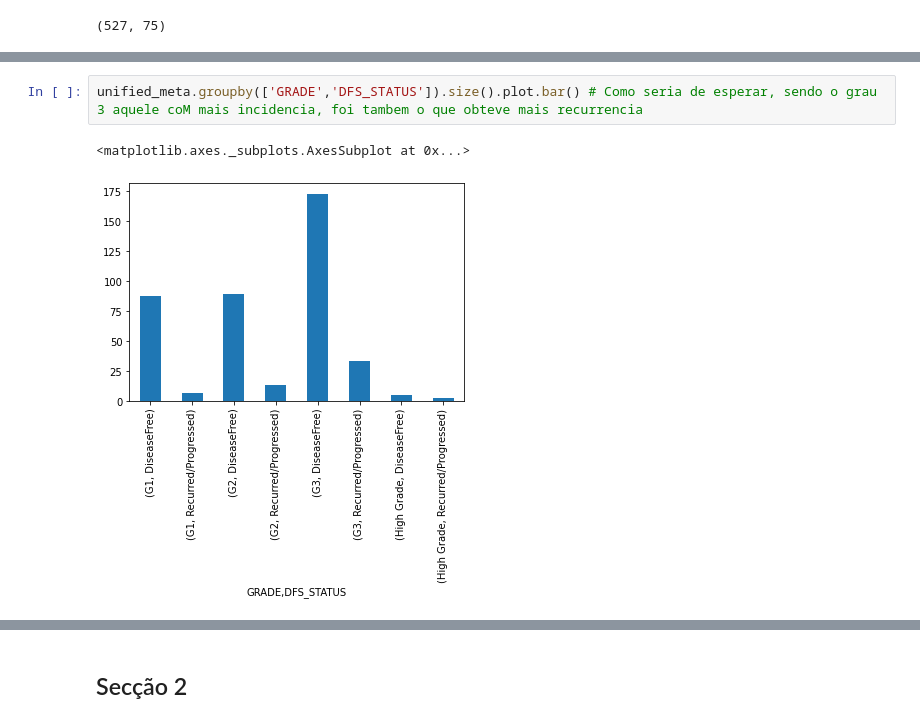
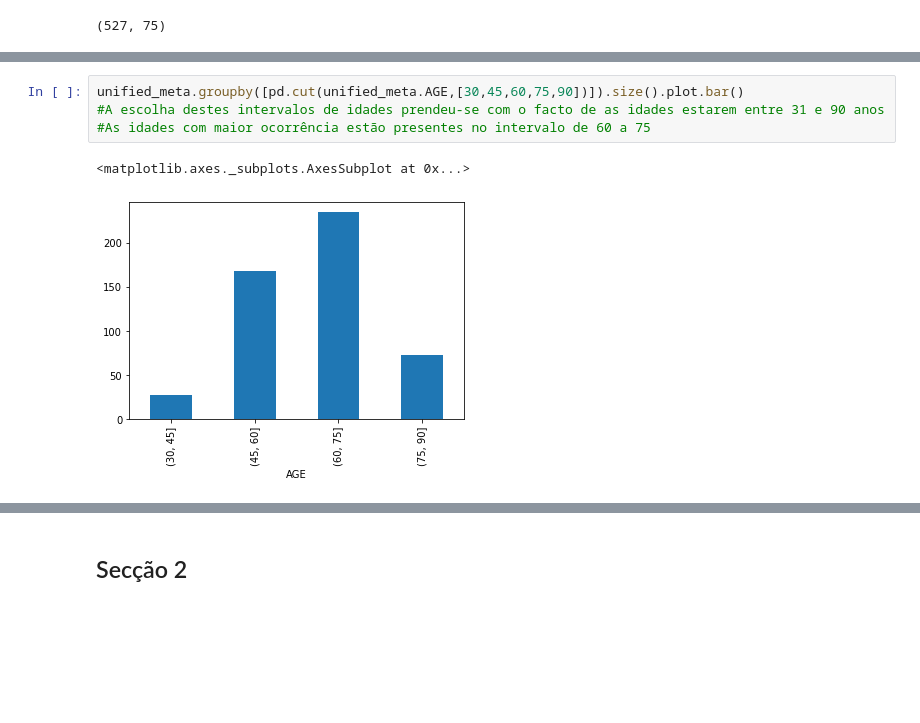
Before and after one commit to anacar28/Bio_inf_trabalho, a Jupyter notebook: dataset4.ipynb, the cells around one changed output, grey strips where cells are left out. Saved outputs shown, nothing was run; the diff lists cells and outputs as text; blank space fills up the shorter version.

```diff
--- a/dataset4.ipynb
+++ b/dataset4.ipynb
@@ -311,7 +311,9 @@ unified_meta.groupby(['RADIATION_THERAPY','DFS_STATUS']).size().plot.bar() # Pod
-# %%
-unified_meta.groupby(['GRADE','DFS_STATUS']).size().plot.bar() # Como seria de esperar, sendo o grau 3 aquele coM mais incidencia, foi tambem o que obteve mais recurrencia
-# %% [output]
-<matplotlib.axes._subplots.AxesSubplot at 0x...>
-[figure, removed]
+# %%
+unified_meta.groupby([pd.cut(unified_meta.AGE,[30,45,60,75,90])]).size().plot.bar()
+#A escolha destes intervalos de idades prendeu-se com o facto de as idades estarem entre 31 e 90 anos
+#As idades com maior ocorrência estão presentes no intervalo de 60 a 75
+# %% [output]
+<matplotlib.axes._subplots.AxesSubplot at 0x...>
+[figure, added]
 # %%
 unified_meta.groupby(['DFS_STATUS',pd.cut(unified_meta.AGE,[30,45,60,75,90])]).size().plot.bar()
```
Also changed, not shown: parts of 80 cells of this notebook.
